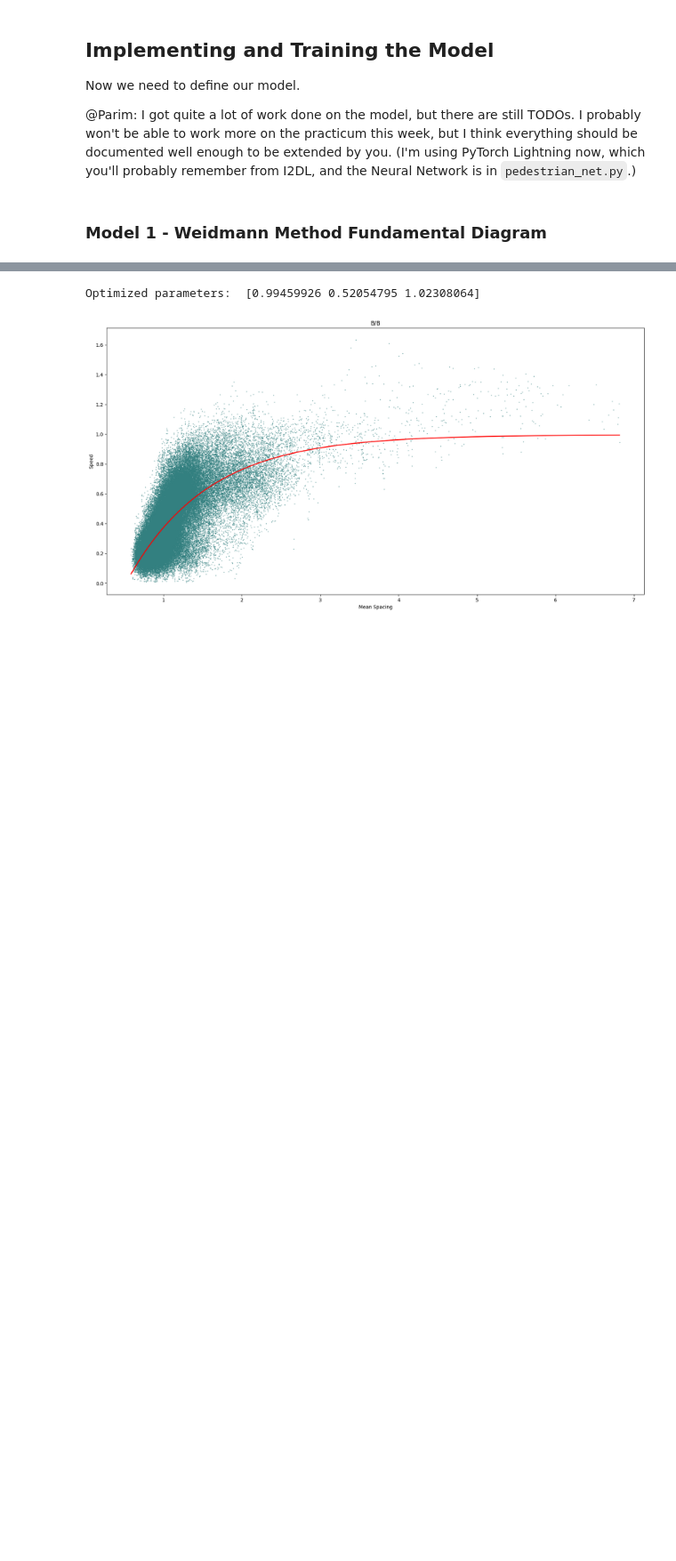
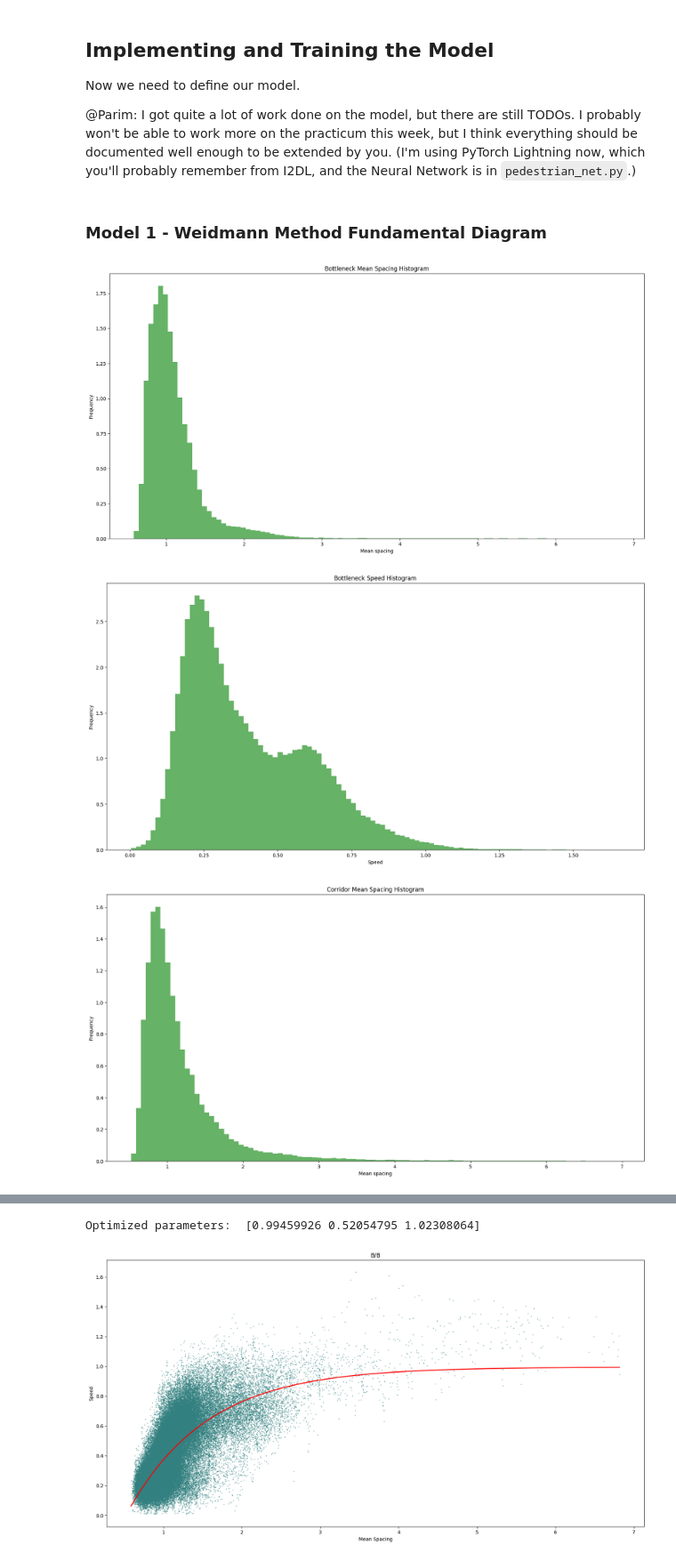
Before and after one commit to parimsuka/crowd-modeling-and-simulation, a Jupyter notebook: exercise6/tordeux-replication.ipynb, the cells around one changed output, grey strips where cells are left out. Shown at 89% size. Drawn from its saved outputs; the diff is of its cells as text; code cells hidden in the pictures; blank space fills up the shorter version.

```diff
--- a/exercise6/tordeux-replication.ipynb
+++ b/exercise6/tordeux-replication.ipynb
@@ -166,3 +168,24 @@ I probably won't be able to work more on the practicum this week, but I think ev
 bottleneck_train_val_dataset, bottleneck_test_dataset = pedestrian_dataset.create_dataset(pedestrian_dataset.PedestrianDataType.BOTTLENECK)
 corridor_train_val_dataset, corridor_test_dataset = pedestrian_dataset.create_dataset(pedestrian_dataset.PedestrianDataType.CORRIDOR)
 all_train_val_dataset, all_test_dataset = pedestrian_dataset.create_dataset(pedestrian_dataset.PedestrianDataType.ALL)
+# %%
+# See the histogram of bottleneck and corridor data for mean spacing and speed values
+b_train_weidmann_x, b_train_weidmann_y, b_test_weidmann_x, b_test_weidmann_y = preprocessing.prepare_weidmann_data(bottleneck_train_val_dataset , bottleneck_test_dataset)
+c_train_weidmann_x, c_train_weidmann_y, c_test_weidmann_x, c_test_weidmann_y = preprocessing.prepare_weidmann_data(corridor_train_val_dataset , corridor_test_dataset)
+
+# Concatenate the train and test data to get the full dataset in order to plot the histogram
+b_dataset_mean_spacing = b_train_weidmann_x + b_test_weidmann_x
+b_dataset_speed = b_train_weidmann_y + b_test_weidmann_y
+c_dataset_mean_spacing = c_train_weidmann_x + c_test_weidmann_x
+c_dataset_speed = c_train_weidmann_y + c_test_weidmann_y
+
+# Plot the histograms
+plotting.plot_histogram(b_dataset_mean_spacing, xlabel='Mean spacing',  title='Bottleneck Mean Spacing Histogram')
+plotting.plot_histogram(b_dataset_speed, xlabel='Speed',  title='Bottleneck Speed Histogram')
+
+plotting.plot_histogram(c_dataset_mean_spacing, xlabel='Mean spacing',  title='Corridor Mean Spacing Histogram')
+plotting.plot_histogram(c_dataset_speed, xlabel='Speed',  title='Corridor Speed Histogram')
+# %% [output]
+[figure, added]
+[figure, added]
+[figure, added]
```
Also changed, not shown: parts of 6 cells of this notebook, 3 other files.
